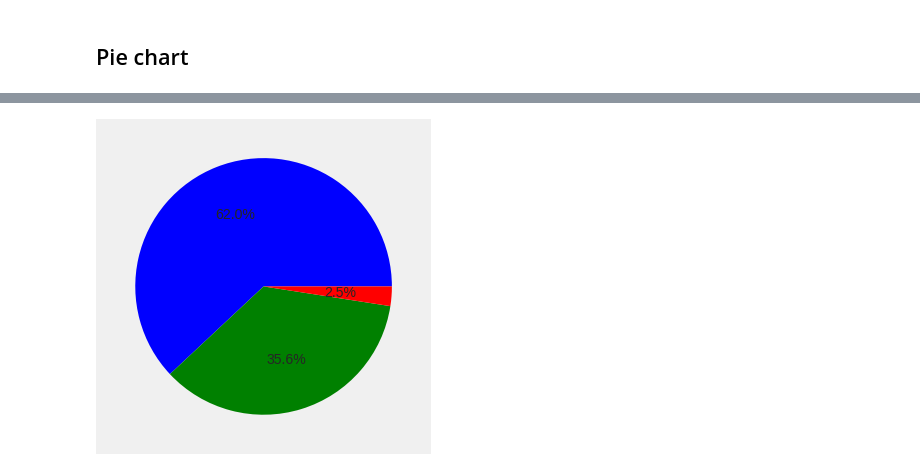
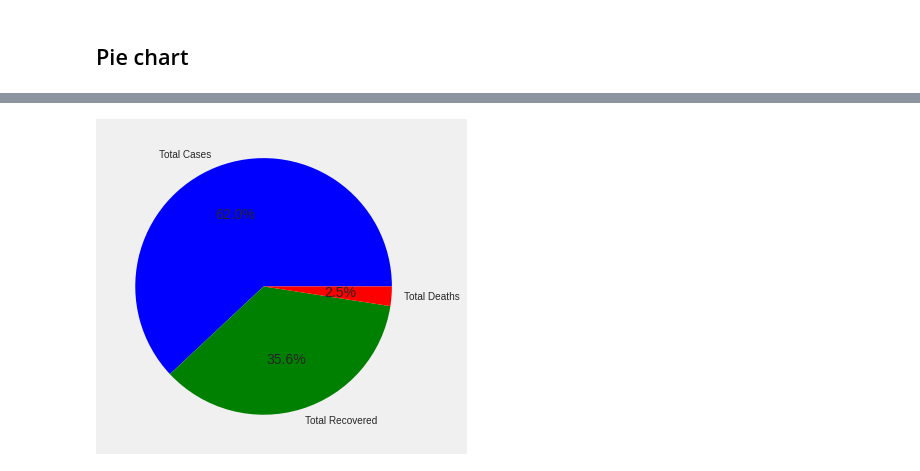
Before and after one commit to NaNdalal-dev/DataScience, a Jupyter notebook: project_day_wise_analysis/covid day wise analysis.ipynb, the cells around one changed output, grey strips where cells are left out. Drawn from its saved outputs; the diff is of its cells as text; code cells hidden in the pictures.

```diff
--- a/project_day_wise_analysis/covid day wise analysis.ipynb
+++ b/project_day_wise_analysis/covid day wise analysis.ipynb
@@ -64,11 +64,12 @@ total_deaths = df['New deaths'].sum()
 # %%
 plt.style.use('fivethirtyeight')
 data = [total_cases, total_recovered, total_deaths]
 colors = ['b', 'g', 'r']
-plt.pie(data,colors=colors,autopct='%.1f%%')
+labels = ['Total Cases','Total Recovered','Total Deaths']
+plt.pie(data,colors=colors,autopct='%.1f%%',labels=labels)
 plt.show()
 # %% [output]
 [interactive output not drawn]
 [interactive output not drawn]
 [interactive output not drawn]
-[figure, old version]
+[figure, new version]
```
Also changed, not shown: 1 other file.
